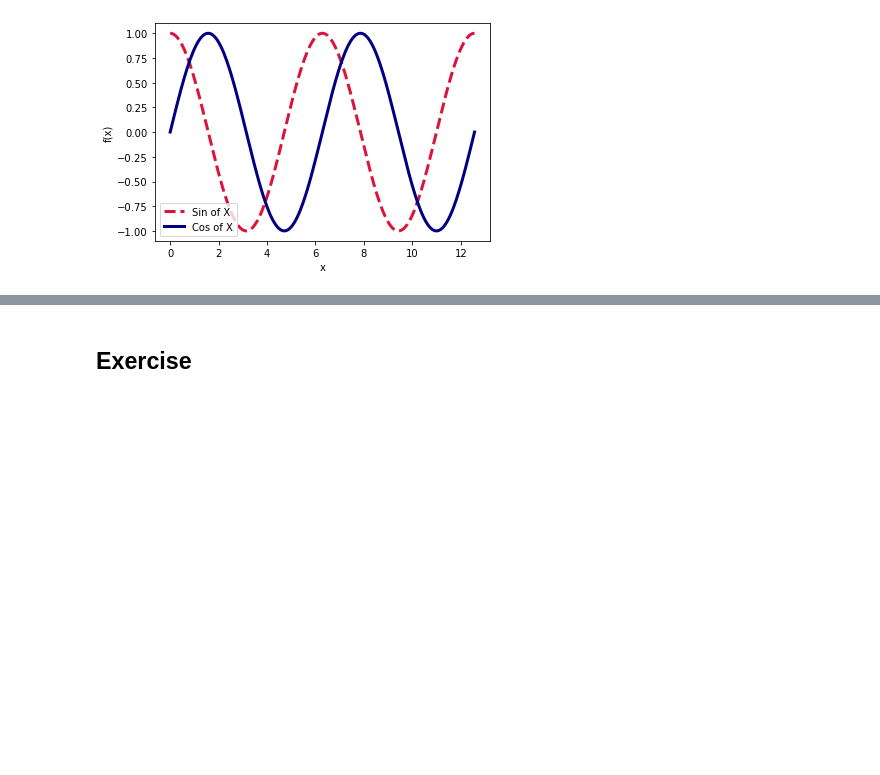
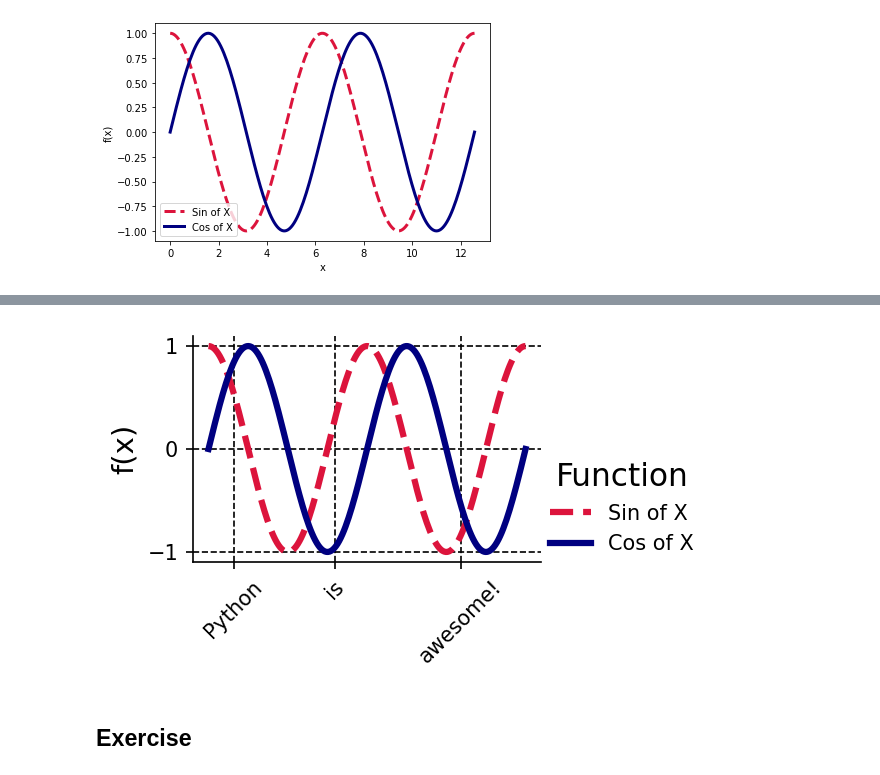
Before and after one commit to mohammadbashiri/python-for-data-science-in-two-days-2022, a Jupyter notebook: session_2/03_MoreNumpyAndMatplotlib.ipynb, the cells around one changed output, grey strips where cells are left out. Cells and saved outputs as stored; diff of their text form; code cells hidden in the pictures; blank space fills up the shorter version.

```diff
--- a/session_2/03_MoreNumpyAndMatplotlib.ipynb
+++ b/session_2/03_MoreNumpyAndMatplotlib.ipynb
@@ -150,6 +185,34 @@ ax.legend();
 # %% [markdown]
 And now let's improve this figure with some more lines of code and get something like this:
 ![matplotlib improved figure](./imgs/mpl_figure_example.png)
+# %%
+x = np.linspace(0, np.pi * 4, 200)
+data1 = np.cos(x)
+data2 = np.sin(x)
+
+fig, ax = plt.subplots(figsize=(3, 2), dpi=150)
+
+ax.plot(x, data1, color="crimson", linewidth=3, linestyle="--", label="Sin of X")
+ax.plot(x, data2, color="navy", linewidth=3, label="Cos of X")
+
+# ax.set_xlabel("x", fontsize=14)
+ax.set_ylabel("f(x)", fontsize=14)
+
+ax.spines["top"].set_visible(False)
+ax.spines["right"].set_visible(False)
+
+ax.set_xticks([1, 5, 10])
+ax.set_xticklabels(["Python", "is", "awesome!"])
+ax.tick_params(axis="x", rotation=45)
+
+ax.set_yticks([-1, 0, 1])
+
+ax.grid(linestyle="--", color="k")
+
+lgnd = ax.legend(loc=(1, 0), frameon=False);
+lgnd.set_title("Function", prop={"size": 15})
+# %% [output]
+[figure, added]
 # %% [markdown]
 ## Exercise
 # %% [markdown]
```
Also changed, not shown: parts of 36 cells of this notebook, 5 other files.
